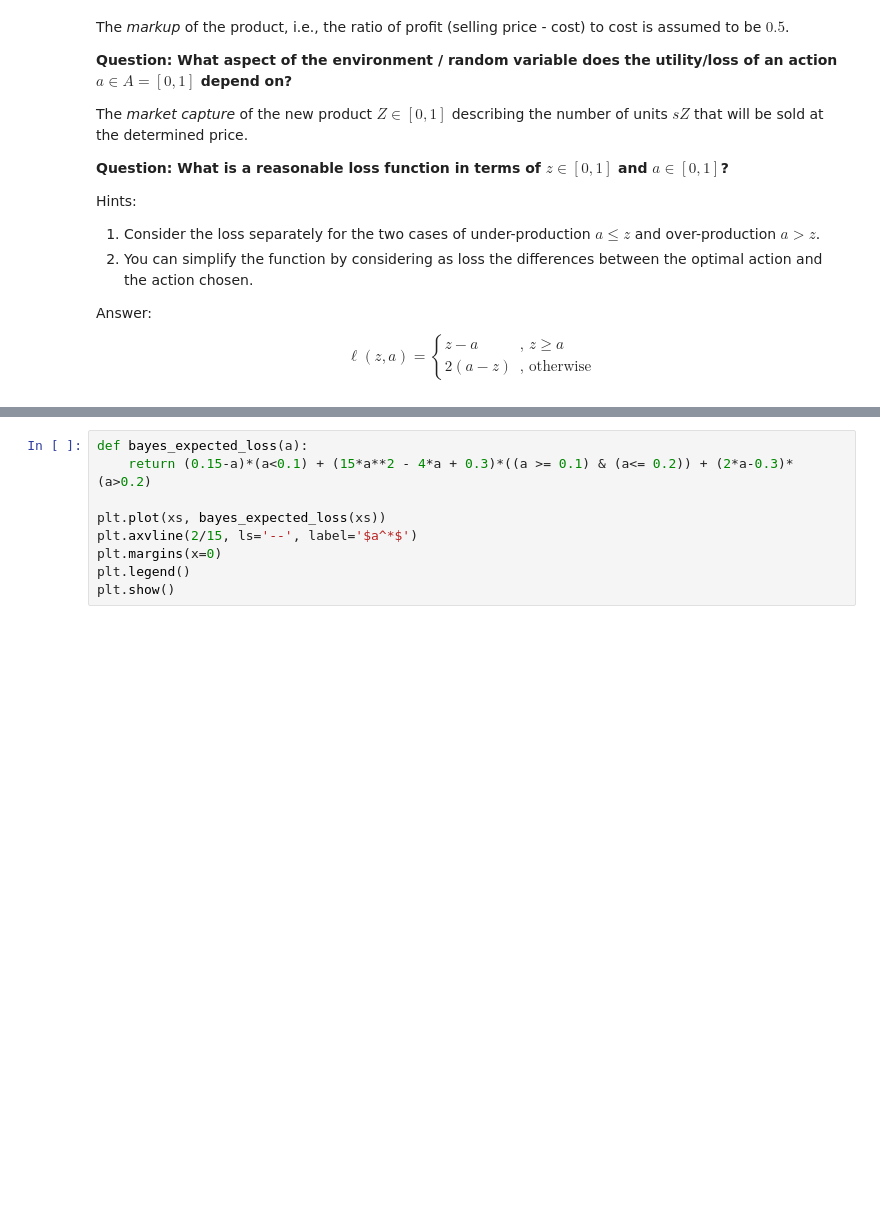
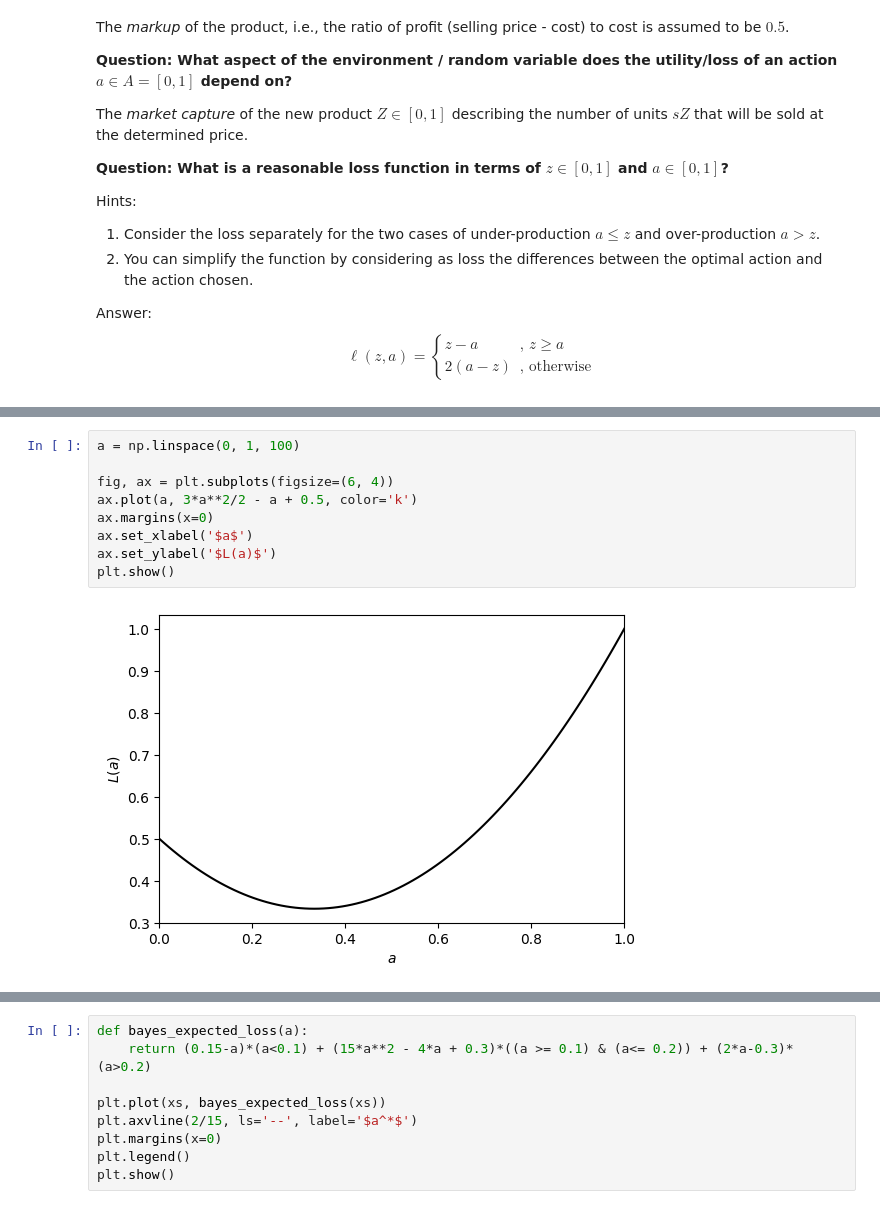
Before and after one commit to marioboley/Uni-Haifa-214.4312-Code, a Jupyter notebook: 1.1_introduction.ipynb, the cells around one changed output, grey strips where cells are left out. Saved outputs shown, nothing was run; the diff lists cells and outputs as text; blank space fills up the shorter version.

```diff
--- a/1.1_introduction.ipynb
+++ b/1.1_introduction.ipynb
@@ -335,0 +391,11 @@ plt.show()
+# %%
+a = np.linspace(0, 1, 100)
+
+fig, ax = plt.subplots(figsize=(6, 4))
+ax.plot(a, 3*a**2/2 - a + 0.5, color='k')
+ax.margins(x=0)
+ax.set_xlabel('$a$')
+ax.set_ylabel('$L(a)$')
+plt.show()
+# %% [output]
+[figure, added]
```
Also changed, not shown: parts of 7 cells of this notebook, 1 other file.
